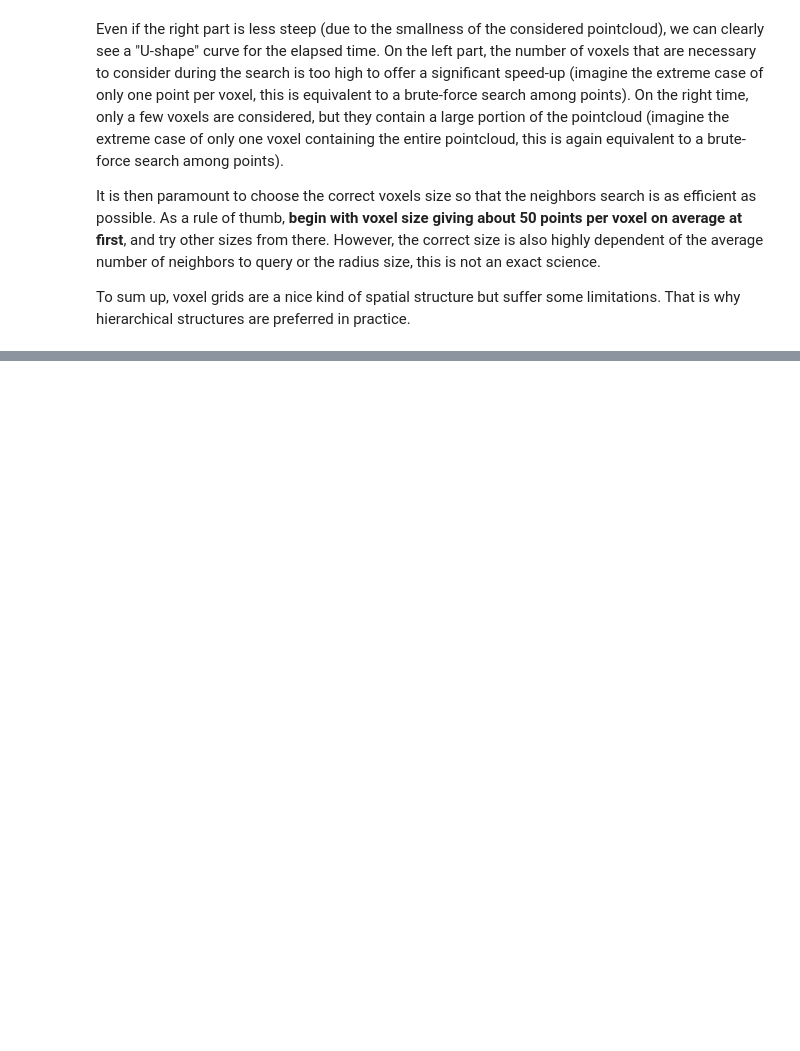
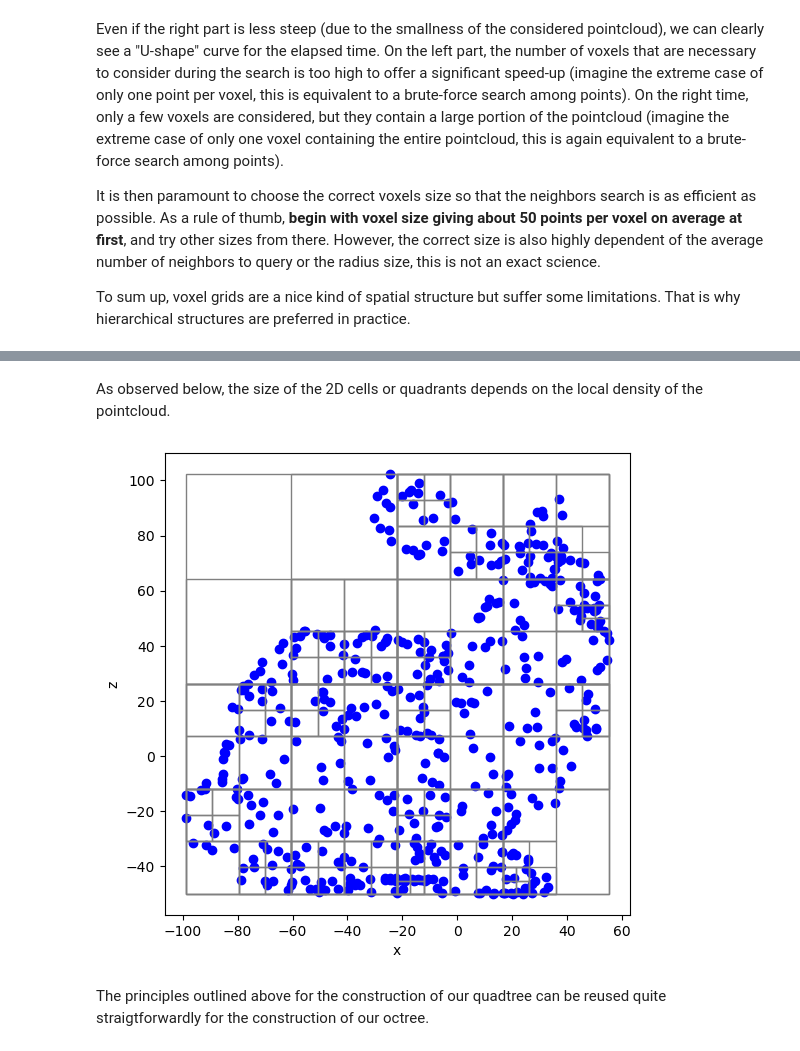
Before and after one commit to jlgregorio/tutorials-pointcloud-python, a Jupyter notebook: 2.spatial_indexing.ipynb, the cells around one changed output, grey strips where cells are left out. Cells and saved outputs as stored; diff of their text form; code cells hidden in the pictures; blank space fills up the shorter version.

Commit message:
continue tuto 2 with octree and kdtree and other small modifs

```diff
--- a/2.spatial_indexing.ipynb
+++ b/2.spatial_indexing.ipynb
@@ -489,0 +591,24 @@ To sum up, voxel grids are a nice kind of spatial structure but suffer some limi
+# %% [markdown]
+As observed below, the size of the 2D cells or quadrants depends on the local density of the pointcloud.
+# %%
+# Build quadtree
+quadtree = QuadTree(points_sample_2d)
+
+from matplotlib.patches import Rectangle
+
+fig = plt.figure(figsize=(6, 6))
+ax = fig.add_subplot()
+ax.scatter(points_sample_2d[:, 0], points_sample_2d[:, 1],
+          color="blue")
+for node in quadtree.nodes:
+    anchor_point, length, width = node.geometry
+    rect = Rectangle(anchor_point, length, width, color="gray", fill=False, lw=1)
+    ax.add_patch(rect)
+ax.set_xlabel('x')
+ax.set_ylabel('z')
+plt.axis("equal")
+plt.show()
+# %% [output]
+[figure, added]
+# %% [markdown]
+The principles outlined above for the construction of our quadtree can be reused quite straigtforwardly for the construction of our octree.
```
Also changed, not shown: parts of 31 cells of this notebook, 2 other files.
